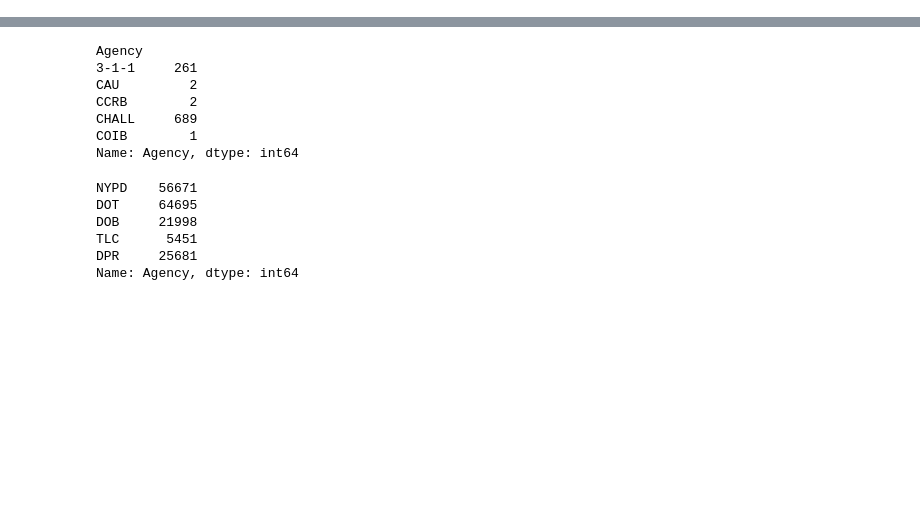
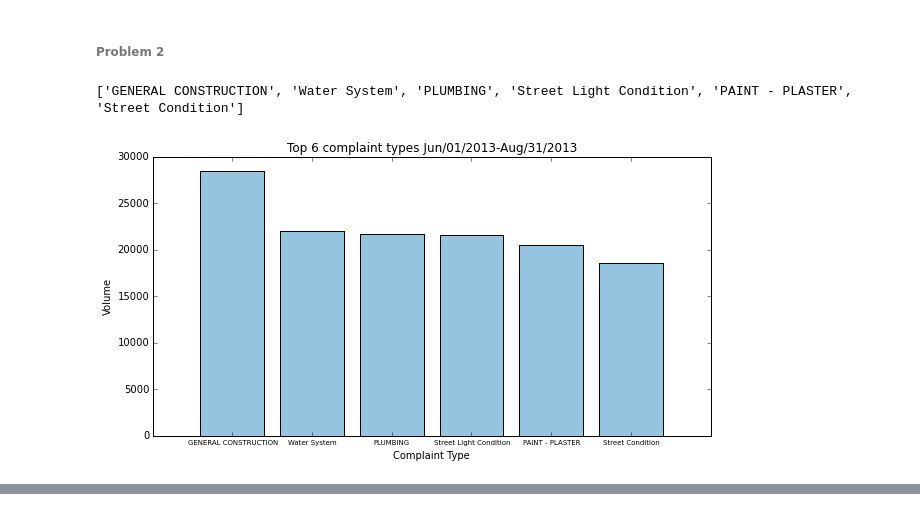
Before and after one commit to pvarsh/pr_informatics, a Jupyter notebook: assignment-7/assignment_7.ipynb, the cells around one changed output, grey strips where cells are left out. Drawn from its saved outputs; the diff is of its cells as text; code cells hidden in the pictures; blank space fills up the shorter version.

```diff
--- a/assignment-7/assignment_7.ipynb
+++ b/assignment-7/assignment_7.ipynb
@@ -17,3 +53,22 @@ with open(in_file, 'r') as f:
+# %% [markdown]
+###### Problem 2
+# %%
+k = 6
+complaint_types = top_k_types(df, k)
+print list(complaint_types.keys())
+fig, ax = plt.subplots(figsize = (10, 5))
+xpos = [1*x for x in range(len(complaint_types))]
+plt.bar(xpos, complaint_types, align = 'center', width = .8, color = cm.Blues(0.4))
+ax.set_title("Top %d complaint types %s-%s" %(k, datemin_str, datemax_str))
+ax.set_xticks(xpos)
+lbls = list(complaint_types.keys())
+ax.set_xticklabels(complaint_types.keys(), fontsize = 7)
+ax.set_xlabel("Complaint Type")
+ax.set_ylabel("Volume")
+plt.show()
+# %% [output]
+['GENERAL CONSTRUCTION', 'Water System', 'PLUMBING', 'Street Light Condition', 'PAINT - PLASTER', 'Street Condition']
+[figure, added]
 # %%
 df
 # %% [output]
@@ -36,26 +91,3 @@ df
 | 25644577 | 2013-06-01 00:02:19 | 2013-06-01 02:19:17 | NYPD | New York City Police Department | Noise - Vehicle | Car/Truck Music | Street/Sidewalk | ... |
 | 25645902 | 2013-06-01 00:01:33 | 2013-06-01 00:33:39 | NYPD | New York City Police Department | Noise - Street/Sidewalk | Loud Music/Party | Street/Sidewalk | ... |
 390837 rows × 51 columns
-# %%
-grouped = df['Agency'].groupby(df['Agency'])
-pr1_1 = grouped.count()
-print pr1_1.head()
-# %% [output]
-Agency
-3-1-1     261
-CAU         2
-CCRB        2
-CHALL     689
-COIB        1
-Name: Agency, dtype: int64
-# %%
-### Problem 1
-pr1_agencies = ['NYPD','DOT','DOB','TLC','DPR']
-print pr1_1[pr1_agencies]
-# %% [output]
-NYPD    56671
-DOT     64695
-DOB     21998
-TLC      5451
-DPR     25681
-Name: Agency, dtype: int64
```
Also changed, not shown: parts of 17 cells of this notebook.
